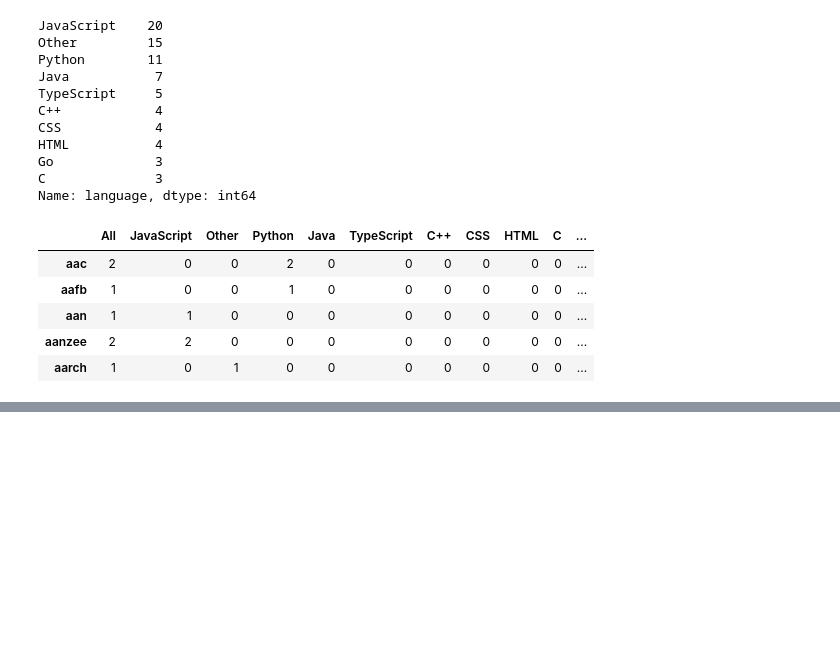
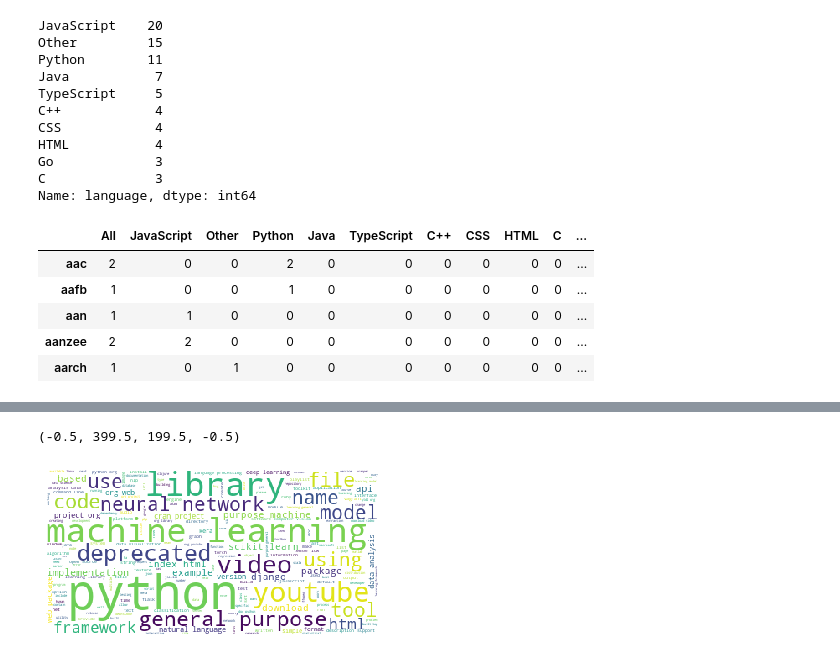
Before and after one commit to The-Tree-Muskeeters/git-language, a Jupyter notebook: nlp_project_ravinder.ipynb, the cells around one changed output, grey strips where cells are left out. Cells and saved outputs as stored; diff of their text form; code cells hidden in the pictures; blank space fills up the shorter version.

```diff
--- a/nlp_project_ravinder.ipynb
+++ b/nlp_project_ravinder.ipynb
@@ -402,0 +423,12 @@ plt.xlim(0,1000)
+# %%
+# word cloud for Python
+
+
+img = WordCloud(background_color='white').generate(' '.join(train[train.language == 'Python'].cleaned))
+# WordCloud() produces an image object, which can be displayed with plt.imshow
+plt.imshow(img)
+# axis aren't very useful for a word cloud
+plt.axis('off')
+# %% [output]
+(-0.5, 399.5, 199.5, -0.5)
+[figure, added]
```
Also changed, not shown: parts of 8 cells of this notebook.
